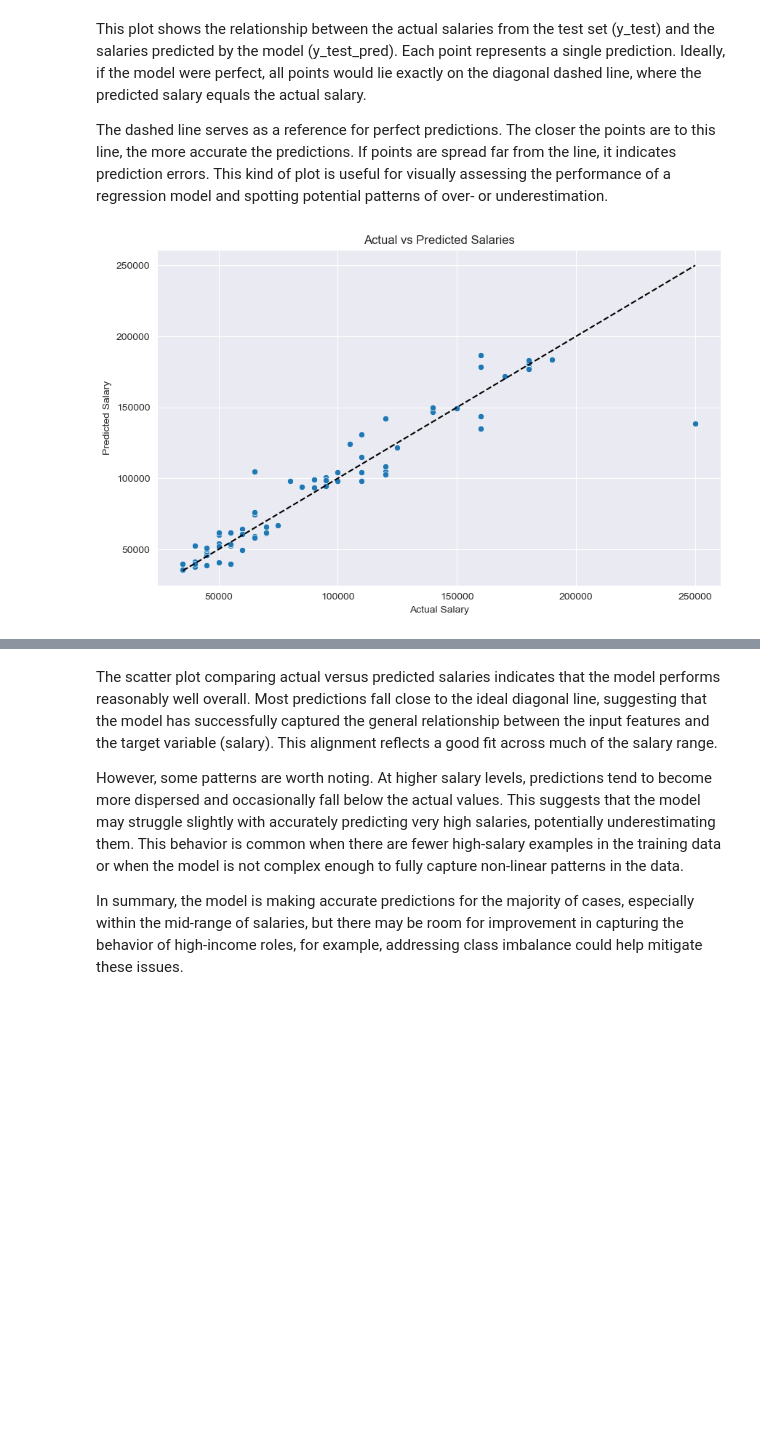
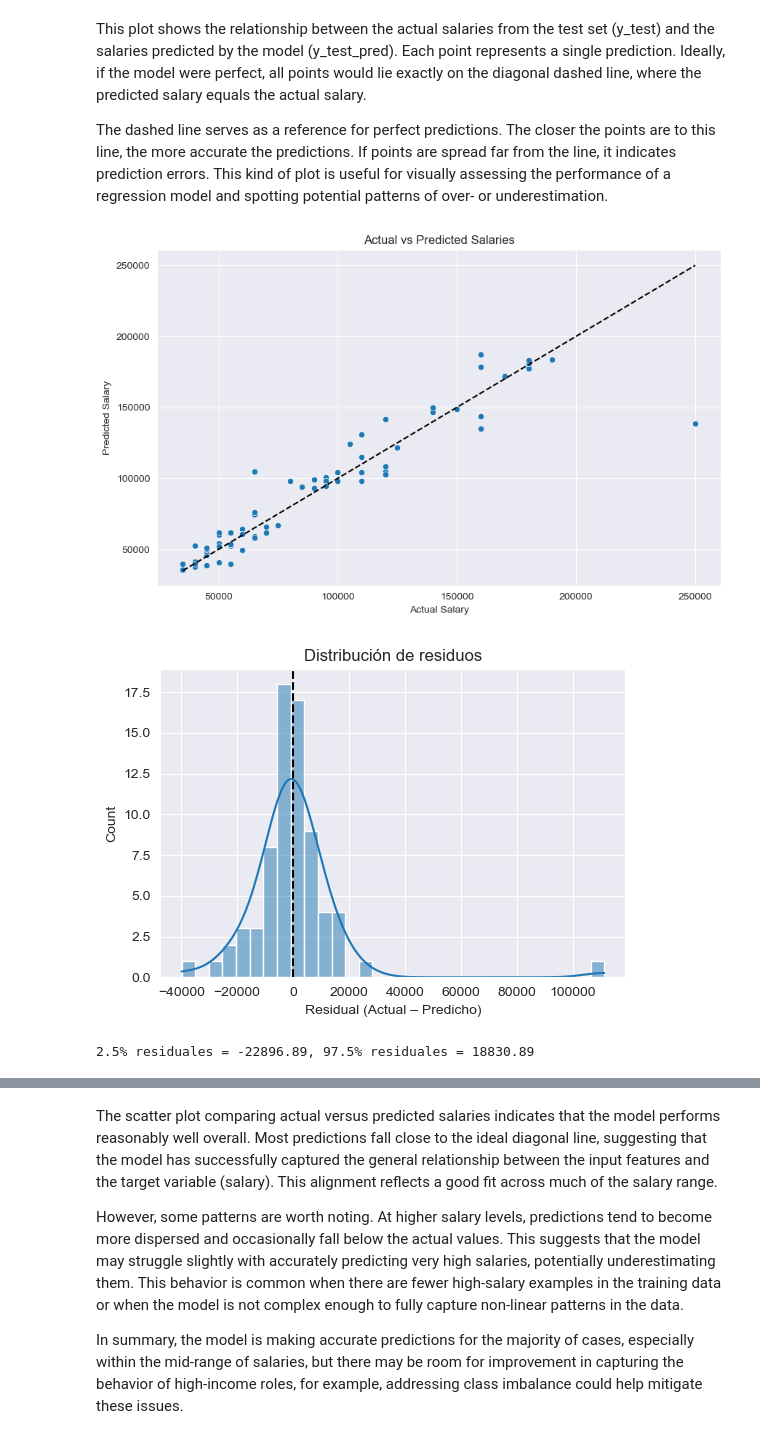
Before and after one commit to leonardoheis/fau_predic_salario, a Jupyter notebook: notebooks/main.ipynb, the cells around one changed output, grey strips where cells are left out. Saved outputs shown, nothing was run; the diff lists cells and outputs as text; code cells hidden in the pictures; blank space fills up the shorter version.

```diff
--- a/notebooks/main.ipynb
+++ b/notebooks/main.ipynb
@@ -985,10 +985,44 @@ The dashed line serves as a reference for perfect predictions. The closer the po
 # %%
 plt.figure(figsize=(10, 6))
 sns.scatterplot(x=y_test, y=y_test_pred)
 plt.plot([y_test.min(), y_test.max()], [y_test.min(), y_test.max()], 'k--')
 plt.xlabel('Actual Salary')
 plt.ylabel('Predicted Salary')
 plt.title('Actual vs Predicted Salaries')
 plt.show()
+
+# Calculate residuals
+residuals = y_test - y_test_pred
+
+plt.figure(figsize=(6,4))
+sns.histplot(residuals, kde=True)
+plt.axvline(0, color="k", linestyle="--")
+plt.title("Distribución de residuos")
+plt.xlabel("Residual (Actual – Predicho)")
+plt.show()
+
+# Calculate the 2.5% and 97.5% quantiles of the residuals
+lower_q, upper_q = np.quantile(residuals, [0.025, 0.975])
+print(f"2.5% residuales = {lower_q:.2f}, 97.5% residuales = {upper_q:.2f}")
+
+mins, maxs = y_test.min(), y_test.max()
+
+plt.figure(figsize=(8,6))
+plt.scatter(y_test, y_test_pred, alpha=0.6)
+plt.plot([mins,maxs], [mins,maxs], 'k--', label='y=x')
+# Banda de confianza de predicción:
+plt.fill_between(
+    [mins, maxs],
+    [mins + lower_q, maxs + lower_q],
+    [mins + upper_q, maxs + upper_q],
+    color='blue', alpha=0.2,
+    label='95% CI residuos'
+)
+plt.xlabel("Salario real")
+plt.ylabel("Salario predicho")
+plt.legend()
+plt.show()
 # %% [output]
 [figure]
+[figure, added]
+2.5% residuales = -22896.89, 97.5% residuales = 18830.89
```
Also changed, not shown: parts of 5 cells of this notebook, 3 other files.
